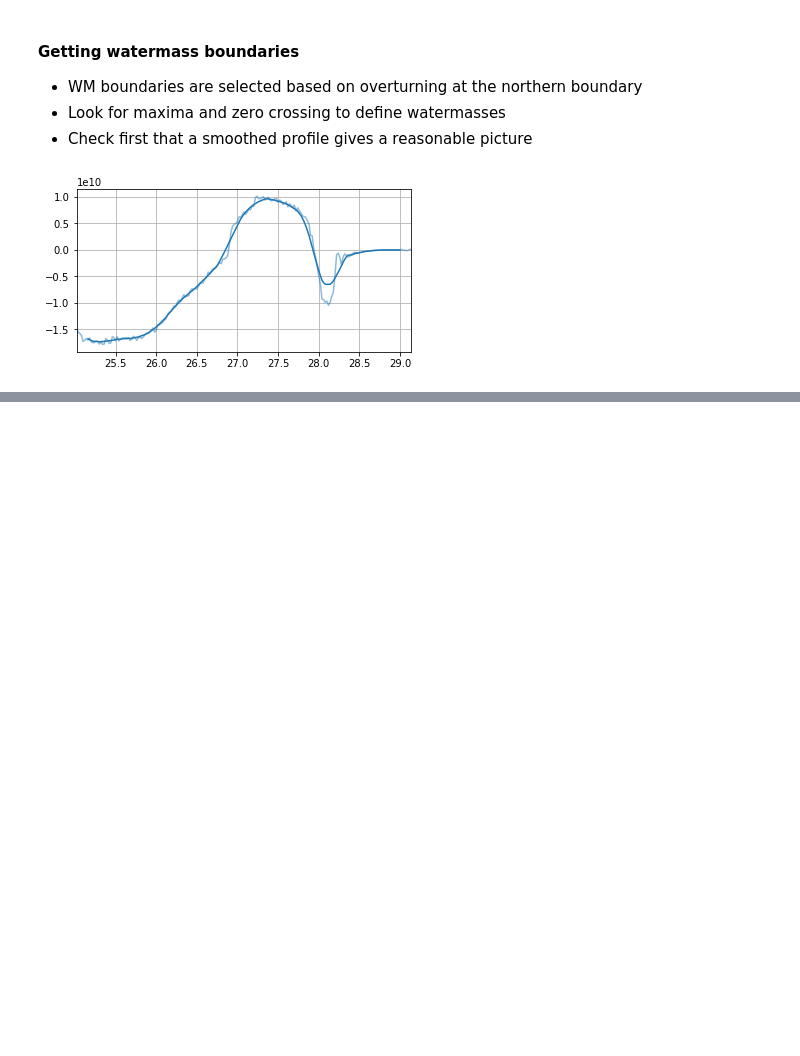
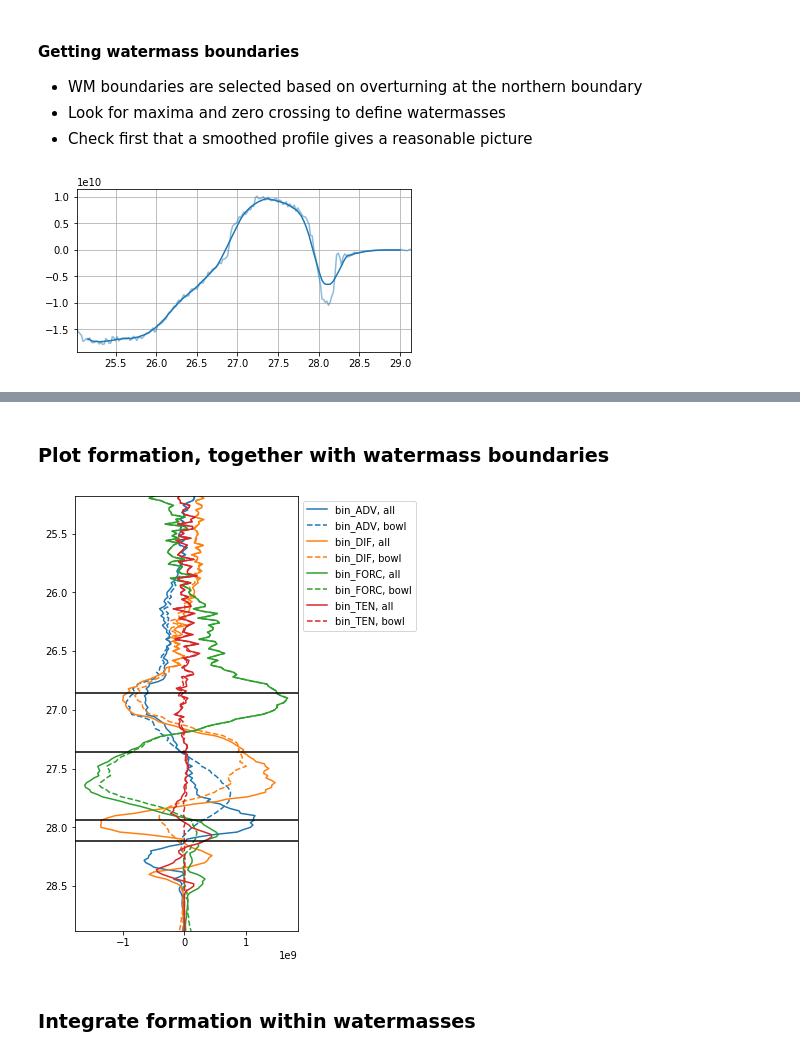
Before and after one commit to gmacgilchrist/so_decadal_variability, a Jupyter notebook: notebooks/ECCOv4r4/draw_wmt_watermasses.ipynb, the cells around one changed output, grey strips where cells are left out. Cells and saved outputs as stored; diff of their text form; code cells hidden in the pictures; blank space fills up the shorter version.

```diff
--- a/notebooks/ECCOv4r4/draw_wmt_watermasses.ipynb
+++ b/notebooks/ECCOv4r4/draw_wmt_watermasses.ipynb
@@ -81,0 +83,24 @@ mx,mn,c
+# %% [markdown]
+### Plot formation, together with watermass boundaries
+# %%
+# Calculate formation
+formation_all = -1*ds_all.diff('gamma_n')
+formation_bowl = -1*ds_bowl.diff('gamma_n')
+# Plot, smoothed, with watermasses
+fig,ax = plt.subplots(figsize=(4,8))
+for term in terms:
+    ax.plot(formation_all[term].mean('time').rolling({'gamma_n':15},center=True).mean(),formation_all['gamma_n'],
+            label=term+', all',color=colors[term])
+    ax.plot(formation_bowl[term].mean('time').rolling({'gamma_n':15},center=True).mean(),formation_bowl['gamma_n'],
+            label=term+', bowl',color=colors[term],linestyle='--')
+ax.invert_yaxis()
+ax.autoscale(enable=True, axis='y', tight=True)
+ax.legend(loc='upper left', bbox_to_anchor=(1, 1))
+xlim = ax.get_xlim()
+for b in bounds:
+    ax.plot(xlim,(b, b),'k')
+ax.autoscale(enable=True, axis='x', tight=True)
+# %% [output]
+[figure, added]
+# %% [markdown]
+### Integrate formation within watermasses
```
Also changed, not shown: parts of 11 cells of this notebook, 1 other file.
